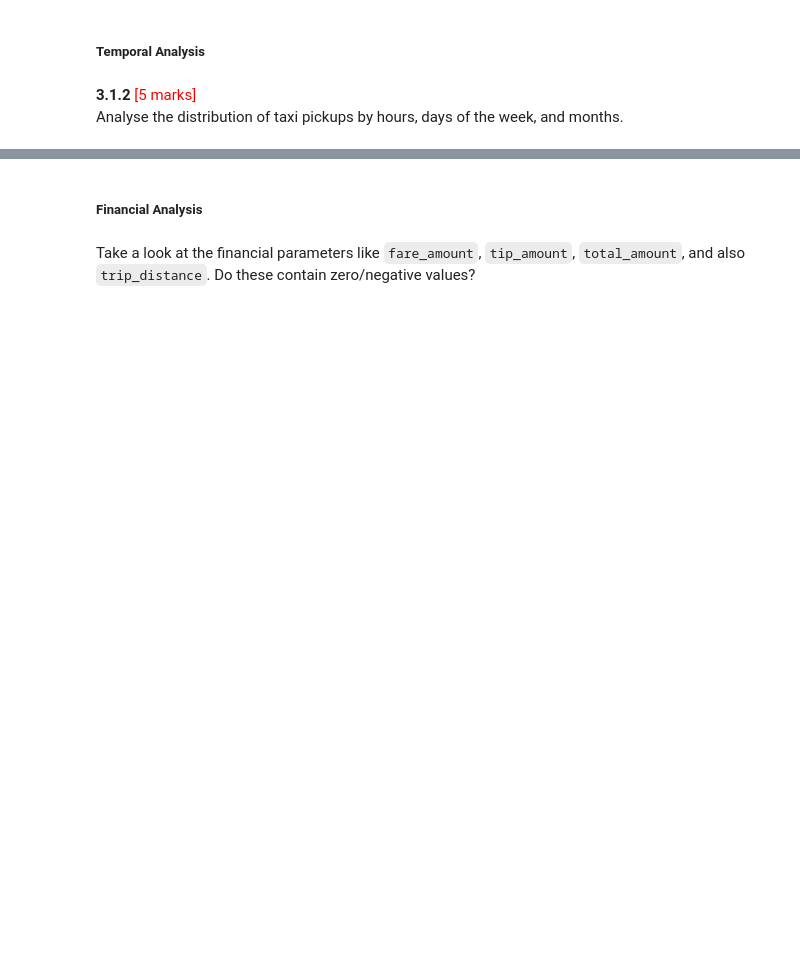
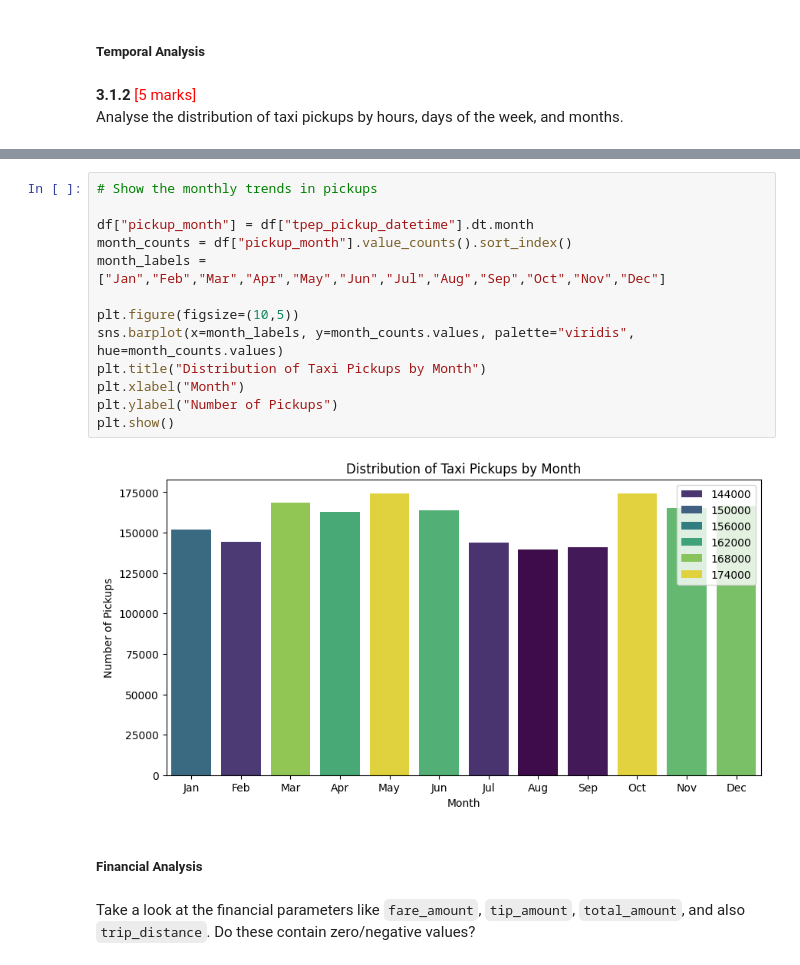
Before and after one commit to abinasn/ds-ml-projects, a Jupyter notebook: datasets_and_dictionary_nyc_assignment/EDA_Assg_NYC_Taxi_Starter.ipynb, the cells around one changed output, grey strips where cells are left out. Saved outputs shown, nothing was run; the diff lists cells and outputs as text; blank space fills up the shorter version.

```diff
--- a/datasets_and_dictionary_nyc_assignment/EDA_Assg_NYC_Taxi_Starter.ipynb
+++ b/datasets_and_dictionary_nyc_assignment/EDA_Assg_NYC_Taxi_Starter.ipynb
@@ -496,3 +660,18 @@ Analyse the distribution of taxi pickups by hours, days of the week, and months.
+# %%
+# Show the monthly trends in pickups
+
+df["pickup_month"] = df["tpep_pickup_datetime"].dt.month
+month_counts = df["pickup_month"].value_counts().sort_index()
+month_labels = ["Jan","Feb","Mar","Apr","May","Jun","Jul","Aug","Sep","Oct","Nov","Dec"]
+
+plt.figure(figsize=(10,5))
+sns.barplot(x=month_labels, y=month_counts.values, palette="viridis", hue=month_counts.values)
+plt.title("Distribution of Taxi Pickups by Month")
+plt.xlabel("Month")
+plt.ylabel("Number of Pickups")
+plt.show()
+# %% [output]
+[figure, added]
 # %% [markdown]
 ##### Financial Analysis
 # %% [markdown]
```
Also changed, not shown: parts of 35 cells of this notebook.
